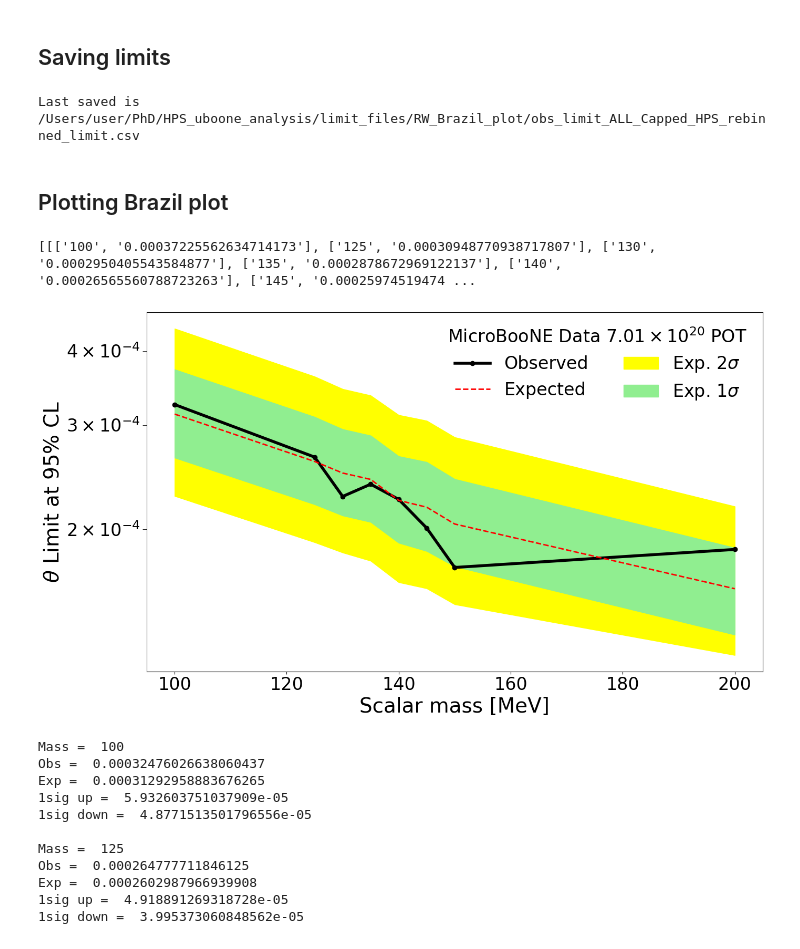
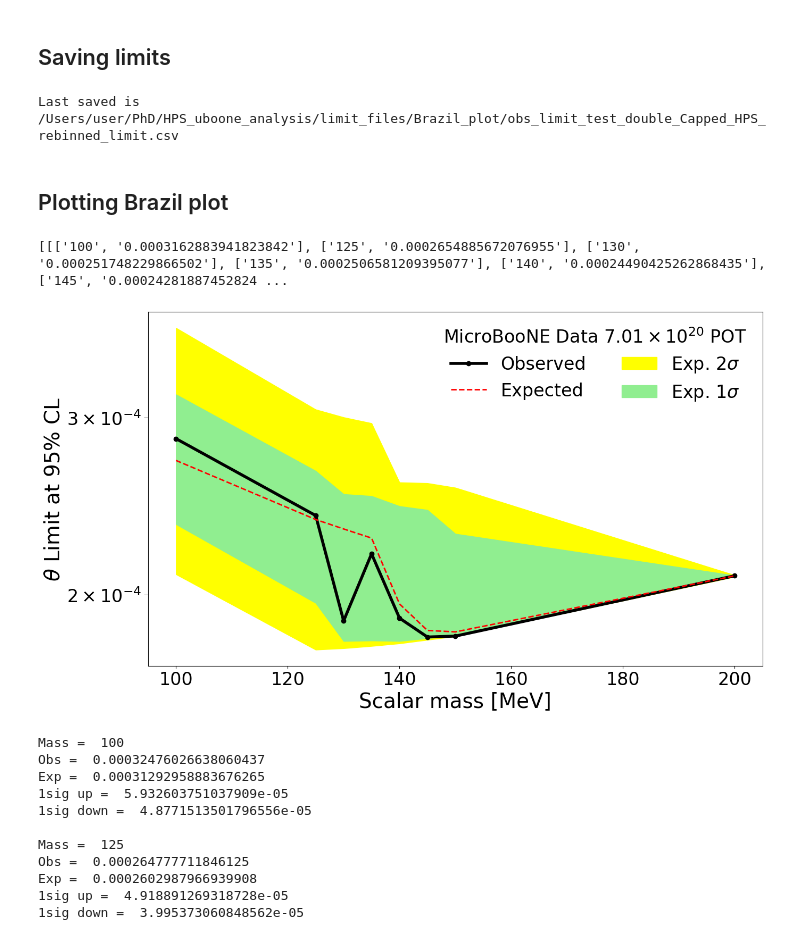
Before and after one commit to JoeBateman/HPS_ALP_Analysis, a Jupyter notebook: Limits_calc.ipynb, the cells around one changed output. Cells and saved outputs as stored; diff of their text form; code cells hidden in the pictures.

Commit message:
Created standalone parent distribution notebook, additional ALP plots

```diff
--- a/Limits_calc.ipynb
+++ b/Limits_calc.ipynb
@@ -1548,6 +1555,7 @@ def create_model_dict_stat(Total_dict, debug=False):
 #     Total_dict, theta_dict_scaled = Total_dict_both, theta_dict
 
 model_dict_both = create_model_dict_same(Total_dict)
+model_dict_double = create_model_dict_same(Total_double_dict)
 # model_dict_both = create_model_dict_separated(Total_dict) #All individual samples, all individual errors
 
 # model_dict_split = create_model_dict_split(Total_dict_both)
@@ -1555,6 +1563,7 @@ model_dict_both = create_model_dict_same(Total_dict)
 # model_dict_both = create_model_correlated(Total_dict)
 # model_dict_corr = create_model_correlated(Total_dict)
 # model_dict_uncorr = create_model_uncorrelated(Total_dict)
+
 
 model_dict_run1 = create_model_dict_same(Total_dict_run1_scaled)
 model_dict_run3 = create_model_dict_same(Total_dict_run3_scaled)
@@ -1586,7 +1595,7 @@ Modifiers are:
 # %% [markdown]
 ## Running through all points
 # %%
-run = 'all' # 'all', 'run1', 'run3' , 'kdif', 'kdar', '1shr', '2shr' 'separated'
+run = 'test_double' # 'all', 'run1', 'run3' , 'kdif', 'kdar', '1shr', '2shr' 'separated'
 
 if run == 'all':
     model_dict = model_dict_both #Quicker, uncertainties are entered as one uncertainty which is the quadsum of components.
@@ -1606,6 +1615,9 @@ elif run == 'stat':
     model_dict = model_dict_stat
 elif run == 'kdar_run1':
     model_dict = model_dict_kdar_run1
+
+elif run == 'test_double':
+    model_dict = model_dict_double
 # elif run == 'separated':
 #     model_dict = create_model_dict_separated(Total_dict)
 
@@ -1669,6 +1681,14 @@ for HNL_mass in model_dict:
             DATA_OBS_dict[HNL_mass] = Total_dict_kdar_run1[HNL_mass]["data"]+model_dict[HNL_mass].config.auxdata
         else:
             DATA_OBS_dict[HNL_mass] = Total_dict_kdar_run1[HNL_mass]['TOT_BKG_VALS']+model_dict[HNL_mass].config.auxdata
+    elif run == 'test_double':
+        list_keys = list(Total_double_dict[HNL_mass].keys())
+        if 'data' in list_keys:
+            DATA_OBS_dict[HNL_mass] = Total_double_dict[HNL_mass]["data"]+model_dict[HNL_mass].config.auxdata
+        else:
+            DATA_OBS_dict[HNL_mass] = Total_double_dict[HNL_mass]['TOT_BKG_VALS']+model_dict[HNL_mass].config.auxdata
+
+
     else: print('Error creating DATA_OBS_dict')
     model_dict[HNL_mass].logpdf(pars=bkg_pars, data=DATA_OBS_dict[HNL_mass])
 # %%
@@ -1691,7 +1711,7 @@ print(f"CLs CL is {(1-CL_level)*100}%")
 if CL_level != 0.05: print("WARNING, the CL should usually be 95%, here it is not.")
 print()
 
-num_steps = 100
+num_steps = 20
 
 if REWEIGHTING:
     poi_dict = {
@@ -1832,6 +1828,9 @@ elif run == 'separated':
     filename=f"_separated_Capped_HPS_rebinned_limit.csv"
 elif run == 'kdar_run1':
     filename=f"_KDAR_Run1_Capped_HPS_rebinned_limit.csv"
+elif run == 'test_double':
+    filename=f"_test_double_Capped_HPS_rebinned_limit.csv"
+
 
 if Params_pyhf["Stats_only"] == True:
     filename="_stats"+filename
@@ -1871,7 +1870,7 @@ for i, lim in enumerate(to_save_lists):
 
 print("Last saved is " + savename)
 # %% [output]
-Last saved is /Users/user/PhD/HPS_uboone_analysis/limit_files/RW_Brazil_plot/obs_limit_ALL_Capped_HPS_rebinned_limit.csv
+Last saved is /Users/user/PhD/HPS_uboone_analysis/limit_files/Brazil_plot/obs_limit_test_double_Capped_HPS_rebinned_limit.csv
 # %% [markdown]
 ## Plotting Brazil plot
 # %%
@@ -1931,7 +1930,7 @@ def Make_list_limits(loaded_lists):
 # %%
 import matplotlib.patches as patches
 
-run = 'all' # 'all', 'run1', 'run3', 'kdif', 'kdar', '1shr', '2shr'
+run = 'test_double' # 'all', 'run1', 'run3', 'kdif', 'kdar', '1shr', '2shr'
 
 TEST = False
 scale_flux = 1.
@@ -1957,6 +1956,9 @@ elif run == '2shr':
     filename=f"2shr_Capped_HPS_rebinned_limit"
 elif run == 'kdar_run1':
     filename=f"KDAR_Capped_HPS_rebinned_limit"
+elif run == 'test_double':
+    filename=f"test_double_Capped_HPS_rebinned_limit"
+
 
 if scale_signal != 1.:
     ext = "signal_scaled_{}_".format(Params_pyhf["Scale_signal_flux"])
@@ -2093,35 +2095,37 @@ else:
         savename=f"stat_ALL_Final_Capped_Rebinned_Brazil_plot"
     elif run == 'run1':
         savename=f"Run1_Final_Capped_Rebinned_Brazil_plot"
     elif run == 'run3':
         savename=f"Run3_Final_Capped_Rebinned_Brazil_plot"
     elif run == 'kdif':
         savename=f"KDIF_Final_Capped_Rebinned_Brazil_plot"
     elif run == 'kdar':
         savename=f"KDAR_Final_Capped_Rebinned_Brazil_plot"
     elif run == '1shr':
         savename=f"1shr_Final_Capped_Rebinned_Brazil_plot"
     elif run == '2shr':
         savename=f"2shr_Final_Capped_Rebinned_Brazil_plot"
     elif run == 'separated':
         savename=f"separated_ALL_Final_Capped_Rebinned_Brazil_plot"
+    elif run == 'test_double':
+        savename=f"test_double_Final_Capped_Rebinned_Brazil_plot"
 
 if scale_kdar != 1.:
     ext = "kdar_signal_scaled_{}_".format(scale_kdar)
     savename = ext + savename
     if type(Params_pyhf["Scale_kdar_signal_flux"]) == float:
         savename = savename.replace(".","_",1)
 
 # plt.axvspan(130, 140, alpha=1, color='grey',lw=1, label=r'$a-\pi^0$ Excluded Region')
 
 if savefig == "y":
     plt.savefig(root_dir+'Plots/Limits/'+savename+'.pdf',bbox_inches='tight', pad_inches=0.3)
     plt.savefig(root_dir+'Plots/Limits/'+savename+'.png',bbox_inches='tight', pad_inches=0.3)
 
 # plt.grid(False)
 # %% [output]
-[[['100', '0.00037225562634714173'], ['125', '0.00030948770938717807'], ['130', '0.0002950405543584877'], ['135', '0.0002878672969122137'], ['140', '0.00026565560788723263'], ['145', '0.00025974519474 ...
+[[['100', '0.0003162883941823842'], ['125', '0.0002654885672076955'], ['130', '0.000251748229866502'], ['135', '0.0002506581209395077'], ['140', '0.00024490425262868435'], ['145', '0.00024281887452824 ...
-[figure, old version]
+[figure, new version]
 # %%
 i=0
 for mass in ee_mass_list:
```
Also changed, not shown: parts of 8 cells of this notebook, 9 other files.
